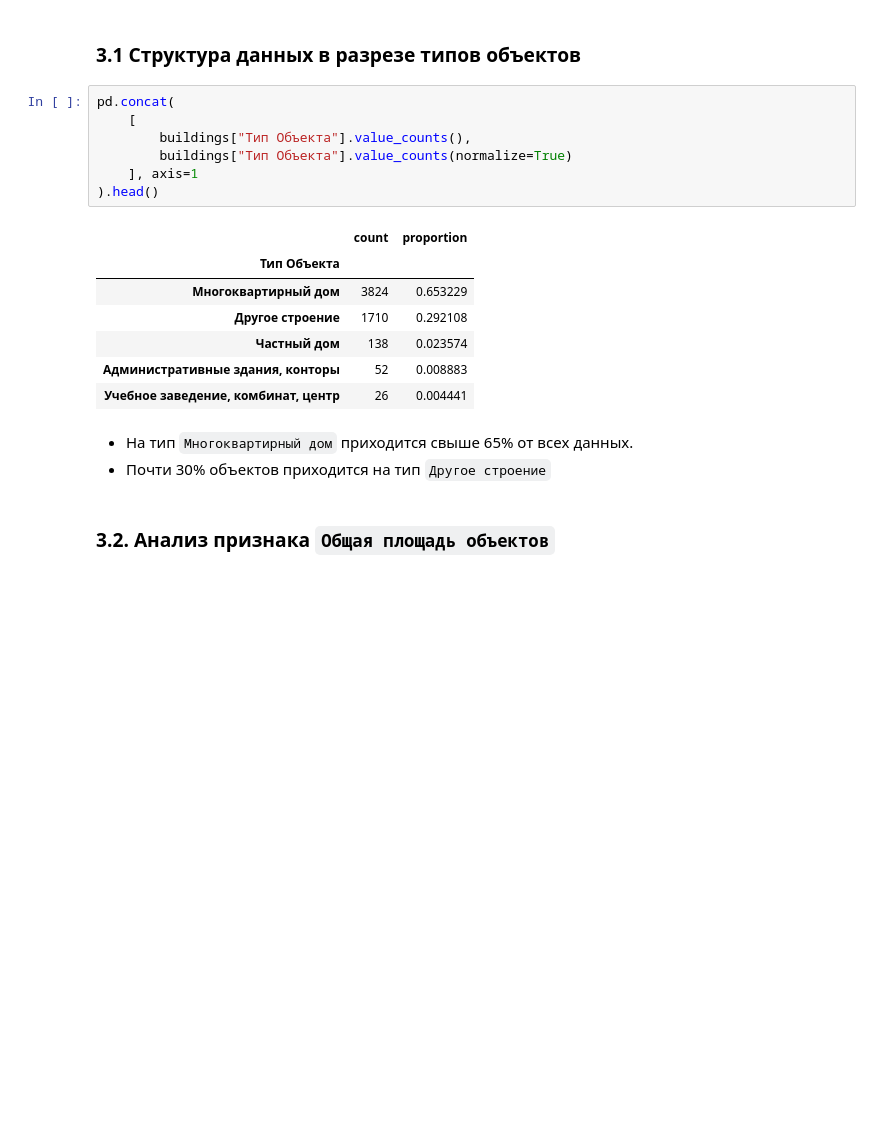
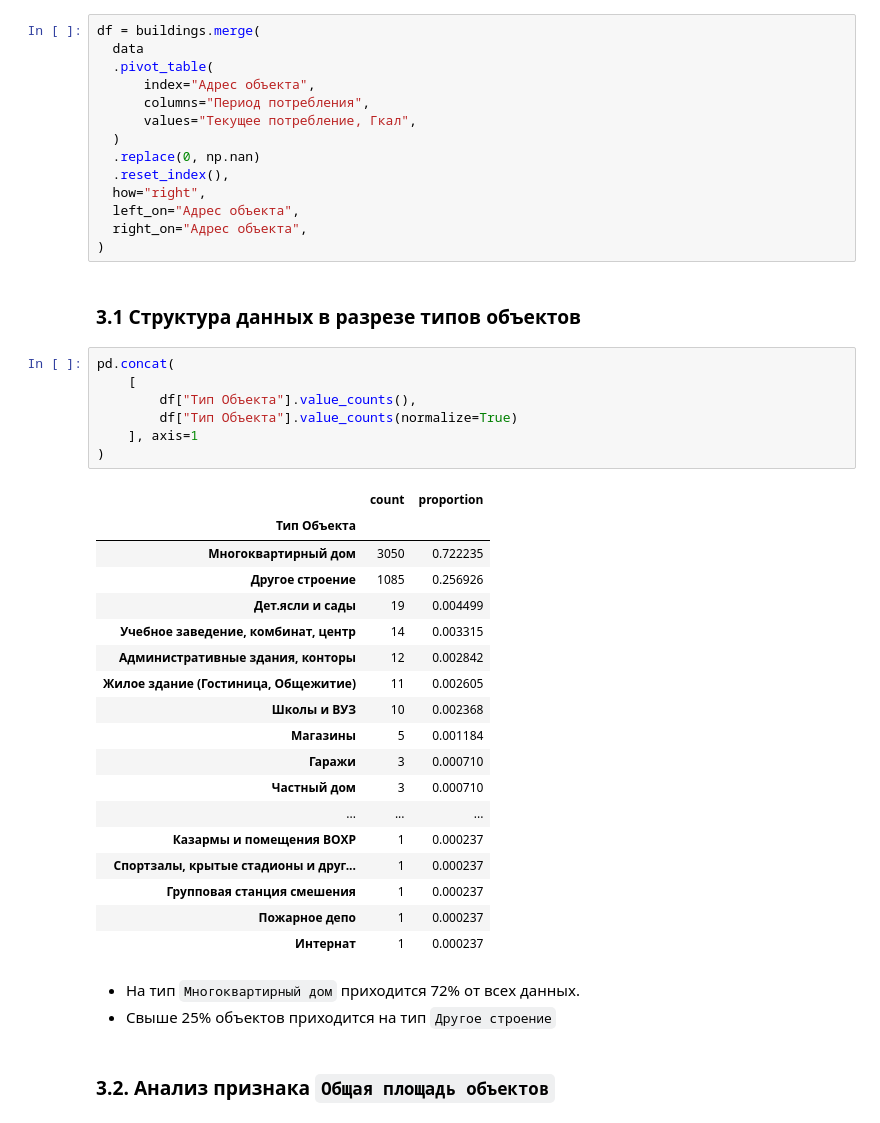
Before and after one commit to YaninaK/anomaly-detection, a Jupyter notebook: notebooks/01_EDA_&_data_preprocessing.ipynb, the cells around one changed output. Drawn from its saved outputs; the diff is of its cells as text; blank space fills up the shorter version.

````diff
--- a/notebooks/01_EDA_&_data_preprocessing.ipynb
+++ b/notebooks/01_EDA_&_data_preprocessing.ipynb
@@ -131,23 +131,48 @@ data, buildings = preprocess.fit_transform(data, buildings)
+# %%
+df = buildings.merge(
+  data
+  .pivot_table(
+      index="Адрес объекта",
+      columns="Период потребления",
+      values="Текущее потребление, Гкал",
+  )
+  .replace(0, np.nan)
+  .reset_index(),
+  how="right",
+  left_on="Адрес объекта",
+  right_on="Адрес объекта",
+)
 # %% [markdown]
 ### 3.1 Структура данных в разрезе типов объектов
 # %%
 pd.concat(
     [
-        buildings["Тип Объекта"].value_counts(),
-        buildings["Тип Объекта"].value_counts(normalize=True)
+        df["Тип Объекта"].value_counts(),
+        df["Тип Объекта"].value_counts(normalize=True)
     ], axis=1
-).head()
+)
 # %% [output]
 |  | count | proportion |
 | Тип Объекта |  |  |
-| Многоквартирный дом | 3824 | 0.653229 |
-| Другое строение | 1710 | 0.292108 |
-| Частный дом | 138 | 0.023574 |
-| Административные здания, конторы | 52 | 0.008883 |
-| Учебное заведение, комбинат, центр | 26 | 0.004441 |
+| Многоквартирный дом | 3050 | 0.722235 |
+| Другое строение | 1085 | 0.256926 |
+| Дет.ясли и сады | 19 | 0.004499 |
+| Учебное заведение, комбинат, центр | 14 | 0.003315 |
+| Административные здания, конторы | 12 | 0.002842 |
+| Жилое здание (Гостиница, Общежитие) | 11 | 0.002605 |
+| Школы и ВУЗ | 10 | 0.002368 |
+| Магазины | 5 | 0.001184 |
+| Гаражи | 3 | 0.000710 |
+| Частный дом | 3 | 0.000710 |
+| ... | ... | ... |
+| Казармы и помещения ВОХР | 1 | 0.000237 |
+| Спортзалы, крытые стадионы и друг... | 1 | 0.000237 |
+| Групповая станция смешения | 1 | 0.000237 |
+| Пожарное депо | 1 | 0.000237 |
+| Интернат | 1 | 0.000237 |
 # %% [markdown]
-* На тип ```Многоквартирный дом``` приходится свыше 65% от всех данных.
-* Почти 30% объектов приходится на тип ```Другое строение```
+* На тип ```Многоквартирный дом``` приходится 72% от всех данных.
+* Свыше 25% объектов приходится на тип ```Другое строение```
 # %% [markdown]
 ### 3.2. Анализ признака ```Общая площадь объектов```
 # %%
````
Also changed, not shown: parts of 44 cells of this notebook.
